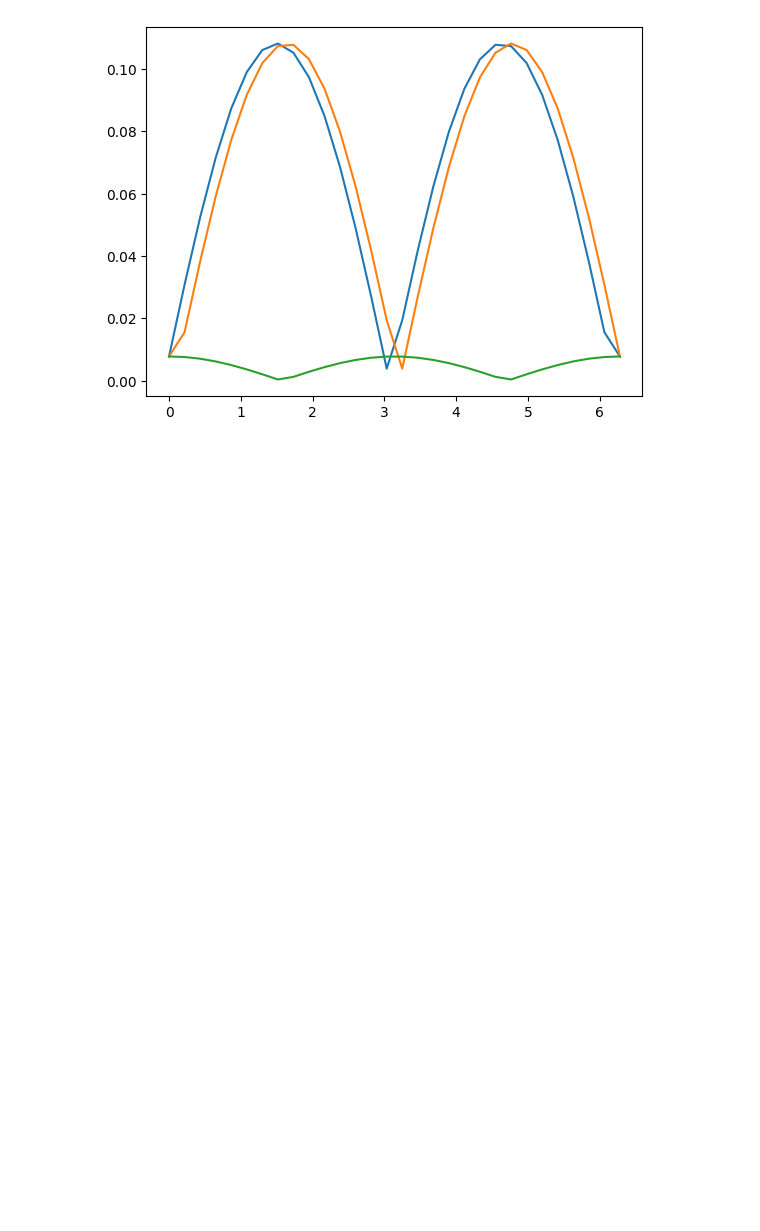
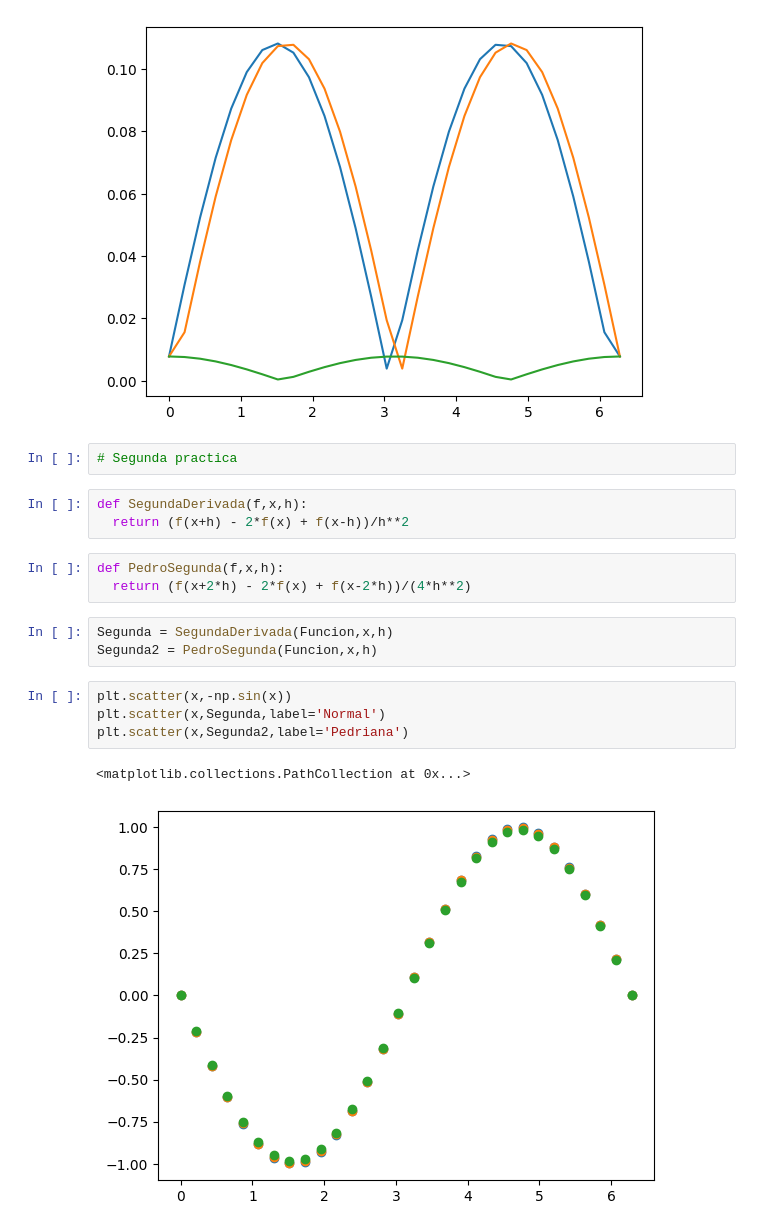
Before and after one commit to asegura4488/MetodosComputacionalesI, a Jupyter notebook: Semana3/Derivacion.ipynb, the cells around one changed output. Saved outputs shown, nothing was run; the diff lists cells and outputs as text; blank space fills up the shorter version.

```diff
--- a/Semana3/Derivacion.ipynb
+++ b/Semana3/Derivacion.ipynb
@@ -95,3 +95,21 @@ plt.plot(x,np.abs(CDerivative - ExactDerivative(x)))
 # %% [output]
 [<matplotlib.lines.Line2D at 0x...>]
 [figure]
+# %%
+# Segunda practica
+# %%
+def SegundaDerivada(f,x,h):
+  return (f(x+h) - 2*f(x) + f(x-h))/h**2
+# %%
+def PedroSegunda(f,x,h):
+  return (f(x+2*h) - 2*f(x) + f(x-2*h))/(4*h**2)
+# %%
+Segunda = SegundaDerivada(Funcion,x,h)
+Segunda2 = PedroSegunda(Funcion,x,h)
+# %%
+plt.scatter(x,-np.sin(x))
+plt.scatter(x,Segunda,label='Normal')
+plt.scatter(x,Segunda2,label='Pedriana')
+# %% [output]
+<matplotlib.collections.PathCollection at 0x...>
+[figure, added]
```
Also changed, not shown: parts of 4 cells of this notebook.
